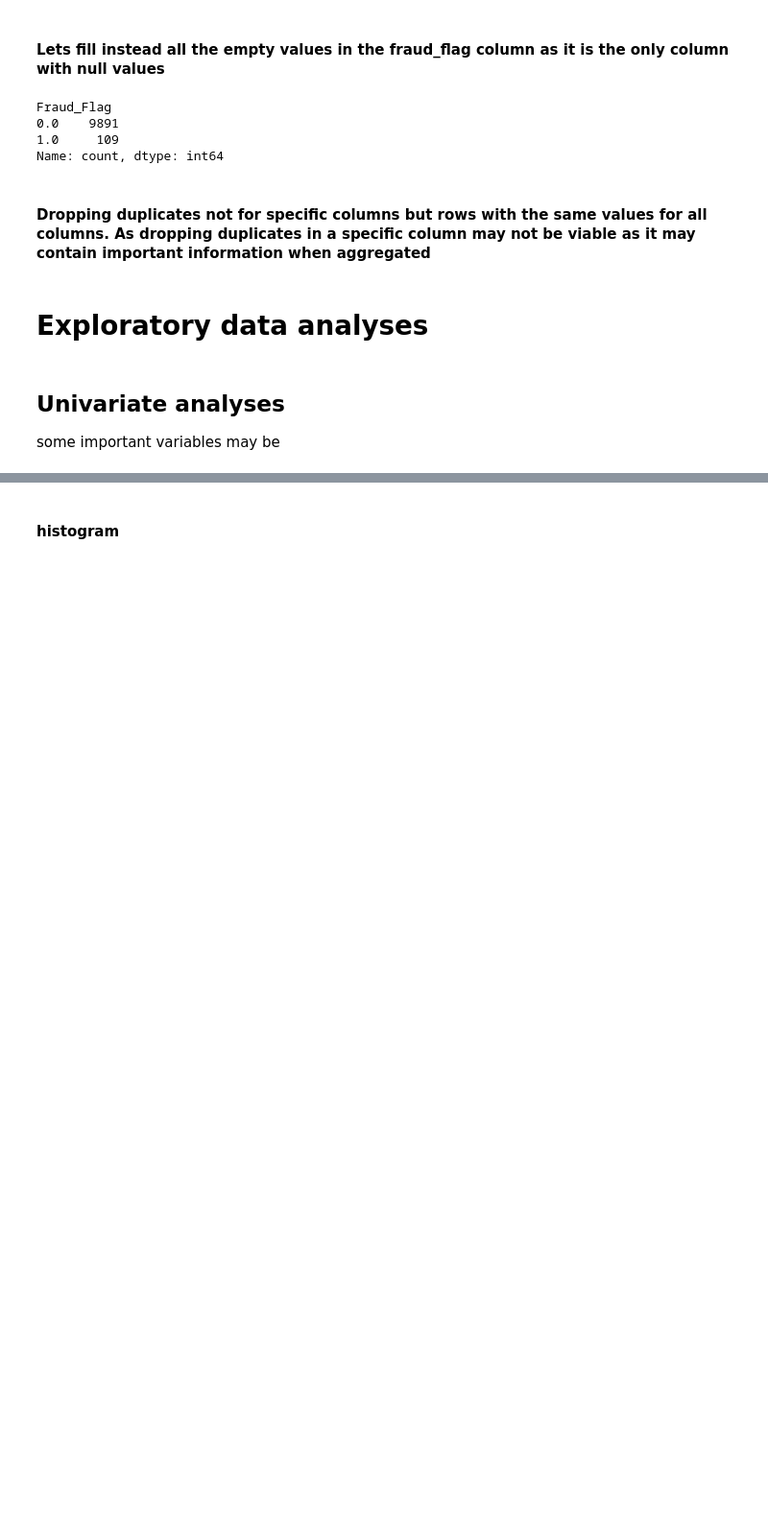
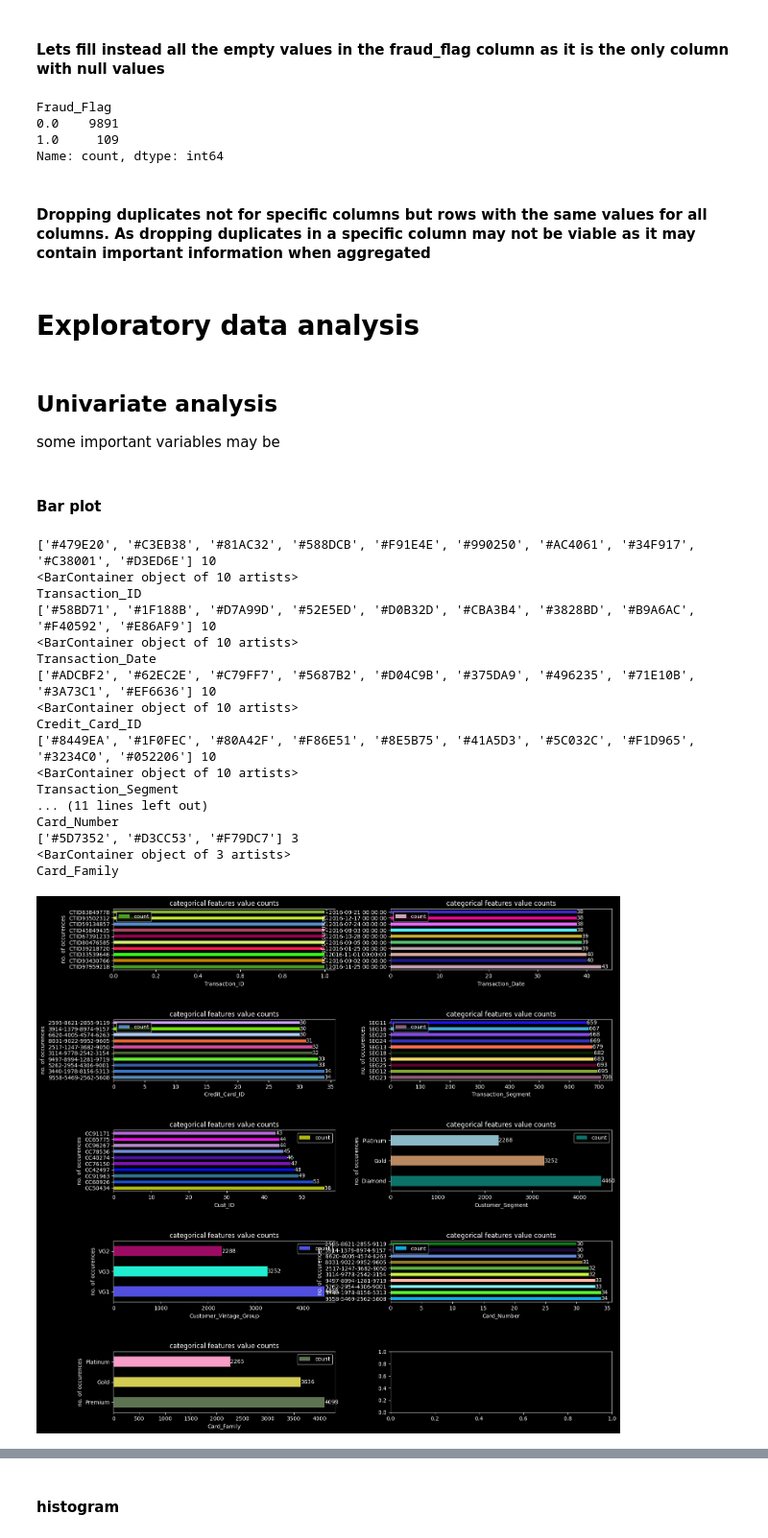
Before and after one commit to 08Aristodemus24/credit-card-analyses, a Jupyter notebook: experimentation.ipynb, the cells around one changed output, grey strips where cells are left out. Shown at 96% size. Drawn from its saved outputs; the diff is of its cells as text; code cells hidden in the pictures; blank space fills up the shorter version.

```diff
--- a/experimentation.ipynb
+++ b/experimentation.ipynb
@@ -385,3 +383,7 @@ cat_cols = final.dtypes[final.dtypes == object].index
+# %%
+num_cols = final.select_dtypes(include=[float, int]).columns
+num_cols = num_cols[num_cols != "Fraud_Flag"]
+cat_cols = final.select_dtypes(include=[object, "datetime"]).columns
 # %%
 cat_cols
 # %% [output]
@@ -428,7 +428,9 @@ Name: count, dtype: int64
 # %%
 final.drop_duplicates(inplace=True)
 # %% [markdown]
-# Exploratory data analyses
+# Exploratory data analysis
 # %% [markdown]
-## Univariate analyses
+## Univariate analysis
 some important variables may be
+# %% [markdown]
+#### Bar plot
@@ -434,0 +439,21 @@ some important variables may be
+# %%
+disp_cat_feat(final, cat_cols, fig_dims=(5, 2), img_title="categorical features value counts")
+# %% [output]
+['#479E20', '#C3EB38', '#81AC32', '#588DCB', '#F91E4E', '#990250', '#AC4061', '#34F917', '#C38001', '#D3ED6E'] 10
+<BarContainer object of 10 artists>
+Transaction_ID
+['#58BD71', '#1F188B', '#D7A99D', '#52E5ED', '#D0B32D', '#CBA3B4', '#3828BD', '#B9A6AC', '#F40592', '#E86AF9'] 10
+<BarContainer object of 10 artists>
+Transaction_Date
+['#ADCBF2', '#62EC2E', '#C79FF7', '#5687B2', '#D04C9B', '#375DA9', '#496235', '#71E10B', '#3A73C1', '#EF6636'] 10
+<BarContainer object of 10 artists>
+Credit_Card_ID
+['#8449EA', '#1F0FEC', '#80A42F', '#F86E51', '#8E5B75', '#41A5D3', '#5C032C', '#F1D965', '#3234C0', '#052206'] 10
+<BarContainer object of 10 artists>
+Transaction_Segment
+... (11 lines left out)
+Card_Number
+['#5D7352', '#D3CC53', '#F79DC7'] 3
+<BarContainer object of 3 artists>
+Card_Family
+[figure, added]
```
Also changed, not shown: parts of 29 cells of this notebook, 4 other files.
